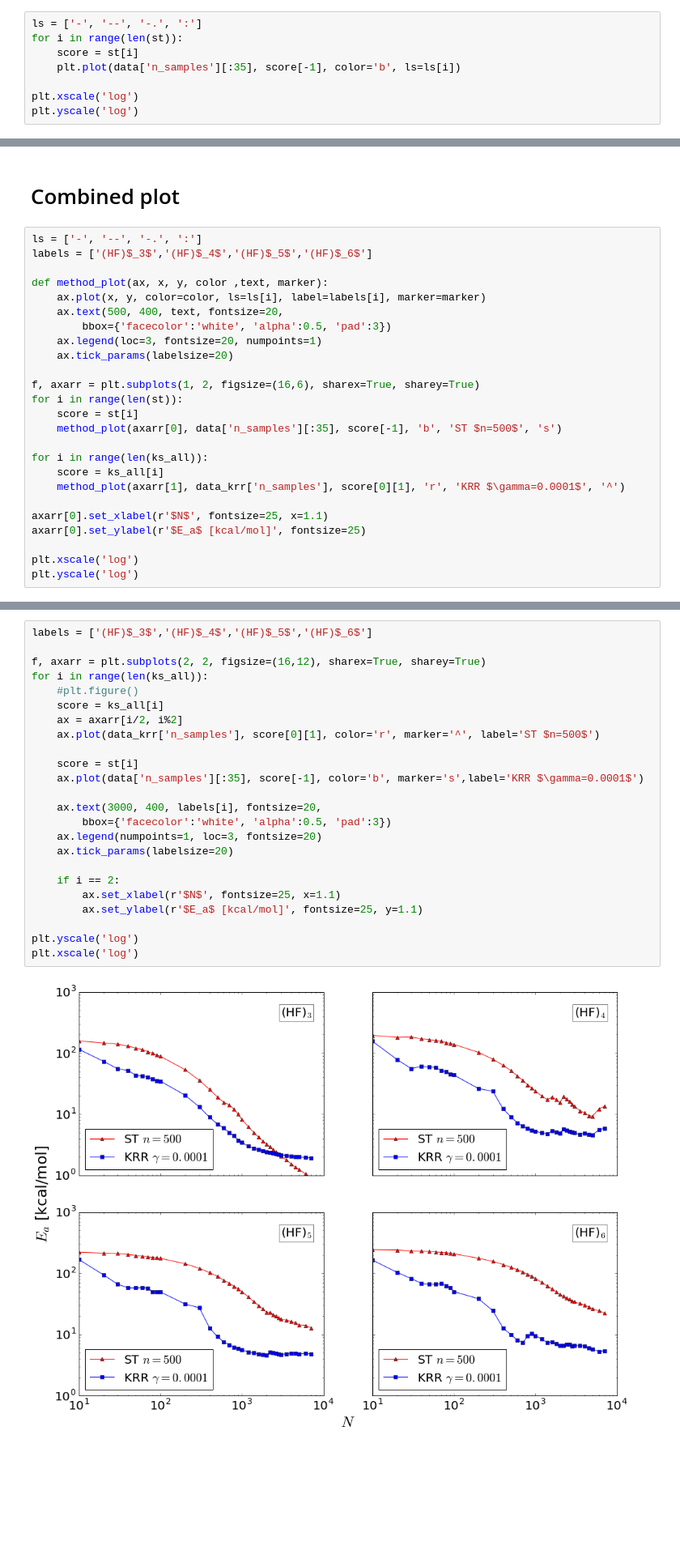
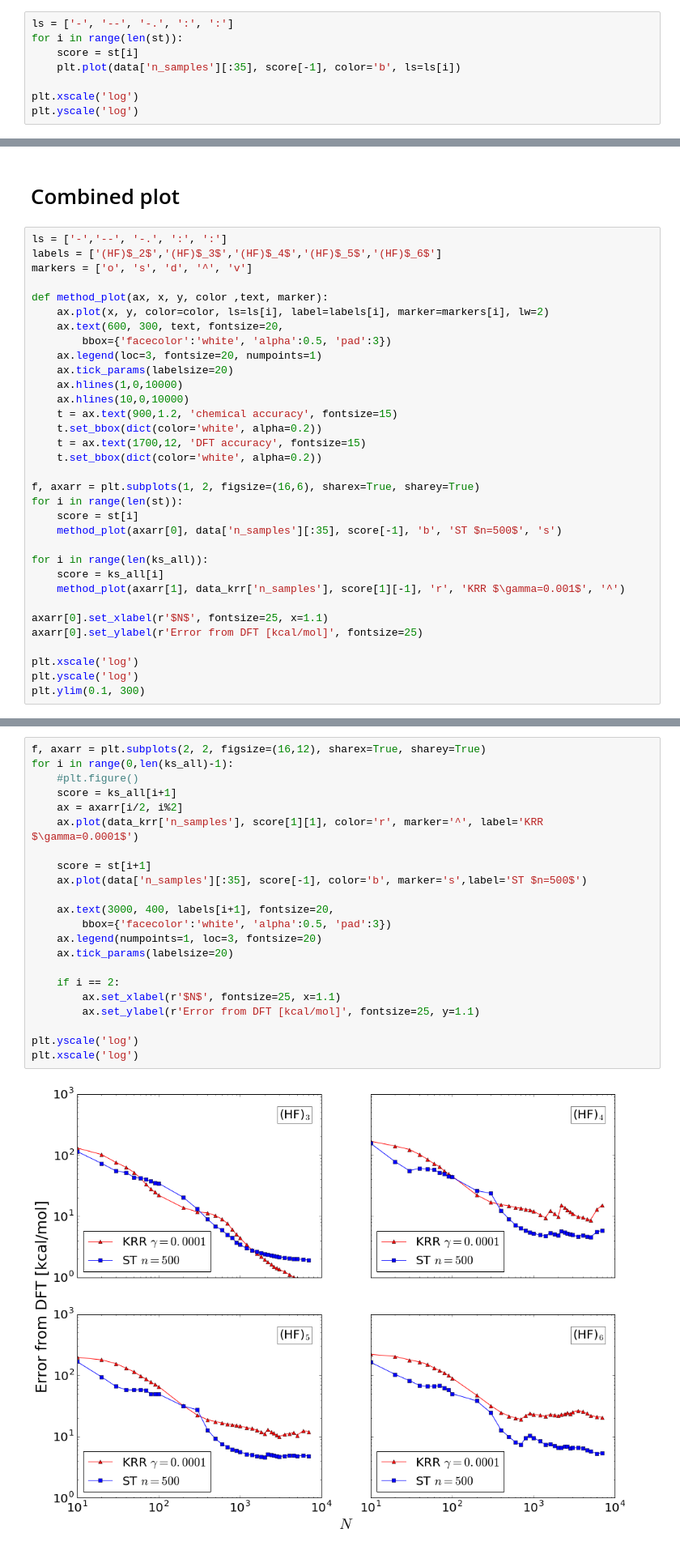
Before and after one commit to SamKChang/QM_wavelet, a Jupyter notebook: 04_HFn_10k/HFn_krr_analysis.ipynb, the cells around one changed output, grey strips where cells are left out. Shown at 81% size. Cells and saved outputs as stored; diff of their text form; blank space fills up the shorter version.

```diff
--- a/04_HFn_10k/HFn_krr_analysis.ipynb
+++ b/04_HFn_10k/HFn_krr_analysis.ipynb
@@ -18,7 +23,7 @@ print data['n_samples'].shape
 (10,)
 (37,)
 # %%
-ls = ['-', '--', '-.', ':']
+ls = ['-', '--', '-.', ':', ':']
 for i in range(len(st)):
     score = st[i]
     plt.plot(data['n_samples'][:35], score[-1], color='b', ls=ls[i])
@@ -59,15 +83,22 @@ plt.yscale('log')
 # %% [markdown]
 # Combined plot
 # %%
-ls = ['-', '--', '-.', ':']
-labels = ['(HF)$_3$','(HF)$_4$','(HF)$_5$','(HF)$_6$']
+ls = ['-','--', '-.', ':', ':']
+labels = ['(HF)$_2$','(HF)$_3$','(HF)$_4$','(HF)$_5$','(HF)$_6$']
+markers = ['o', 's', 'd', '^', 'v']
 
 def method_plot(ax, x, y, color ,text, marker):
-    ax.plot(x, y, color=color, ls=ls[i], label=labels[i], marker=marker)
-    ax.text(500, 400, text, fontsize=20,
+    ax.plot(x, y, color=color, ls=ls[i], label=labels[i], marker=markers[i], lw=2)
+    ax.text(600, 300, text, fontsize=20,
         bbox={'facecolor':'white', 'alpha':0.5, 'pad':3})
     ax.legend(loc=3, fontsize=20, numpoints=1)
     ax.tick_params(labelsize=20)
+    ax.hlines(1,0,10000)
+    ax.hlines(10,0,10000)
+    t = ax.text(900,1.2, 'chemical accuracy', fontsize=15)
+    t.set_bbox(dict(color='white', alpha=0.2))
+    t = ax.text(1700,12, 'DFT accuracy', fontsize=15)
+    t.set_bbox(dict(color='white', alpha=0.2))
 
 f, axarr = plt.subplots(1, 2, figsize=(16,6), sharex=True, sharey=True)
 for i in range(len(st)):
@@ -76,11 +107,12 @@ for i in range(len(st)):
 
 for i in range(len(ks_all)):
     score = ks_all[i]
-    method_plot(axarr[1], data_krr['n_samples'], score[0][1], 'r', 'KRR $\gamma=0.0001$', '^')
+    method_plot(axarr[1], data_krr['n_samples'], score[1][-1], 'r', 'KRR $\gamma=0.001$', '^')
 
 axarr[0].set_xlabel(r'$N$', fontsize=25, x=1.1)
-axarr[0].set_ylabel(r'$E_a$ [kcal/mol]', fontsize=25)
+axarr[0].set_ylabel(r'Error from DFT [kcal/mol]', fontsize=25)
 
 plt.xscale('log')
 plt.yscale('log')
+plt.ylim(0.1, 300)
 # %% [output]
@@ -88,29 +121,27 @@ plt.yscale('log')
 # %%
-labels = ['(HF)$_3$','(HF)$_4$','(HF)$_5$','(HF)$_6$']
+f, axarr = plt.subplots(2, 2, figsize=(16,12), sharex=True, sharey=True)
+for i in range(0,len(ks_all)-1):
+    #plt.figure()
+    score = ks_all[i+1]
+    ax = axarr[i/2, i%2]
+    ax.plot(data_krr['n_samples'], score[1][1], color='r', marker='^', label='KRR $\gamma=0.0001$')
 
-f, axarr = plt.subplots(2, 2, figsize=(16,12), sharex=True, sharey=True)
-for i in range(len(ks_all)):
-    #plt.figure()
-    score = ks_all[i]
-    ax = axarr[i/2, i%2]
-    ax.plot(data_krr['n_samples'], score[0][1], color='r', marker='^', label='ST $n=500$')
+    score = st[i+1]
+    ax.plot(data['n_samples'][:35], score[-1], color='b', marker='s',label='ST $n=500$')
 
-    score = st[i]
-    ax.plot(data['n_samples'][:35], score[-1], color='b', marker='s',label='KRR $\gamma=0.0001$')
-
-    ax.text(3000, 400, labels[i], fontsize=20,
+    ax.text(3000, 400, labels[i+1], fontsize=20,
         bbox={'facecolor':'white', 'alpha':0.5, 'pad':3})
     ax.legend(numpoints=1, loc=3, fontsize=20)
     ax.tick_params(labelsize=20)
 
     if i == 2:
         ax.set_xlabel(r'$N$', fontsize=25, x=1.1)
-        ax.set_ylabel(r'$E_a$ [kcal/mol]', fontsize=25, y=1.1)
+        ax.set_ylabel(r'Error from DFT [kcal/mol]', fontsize=25, y=1.1)
 
 plt.yscale('log')
 plt.xscale('log')
 # %% [output]
-[figure, old version]
+[figure, new version]
 # %% [markdown]
 # Old stuff
 # %%
```
Also changed, not shown: parts of 5 cells of this notebook.
